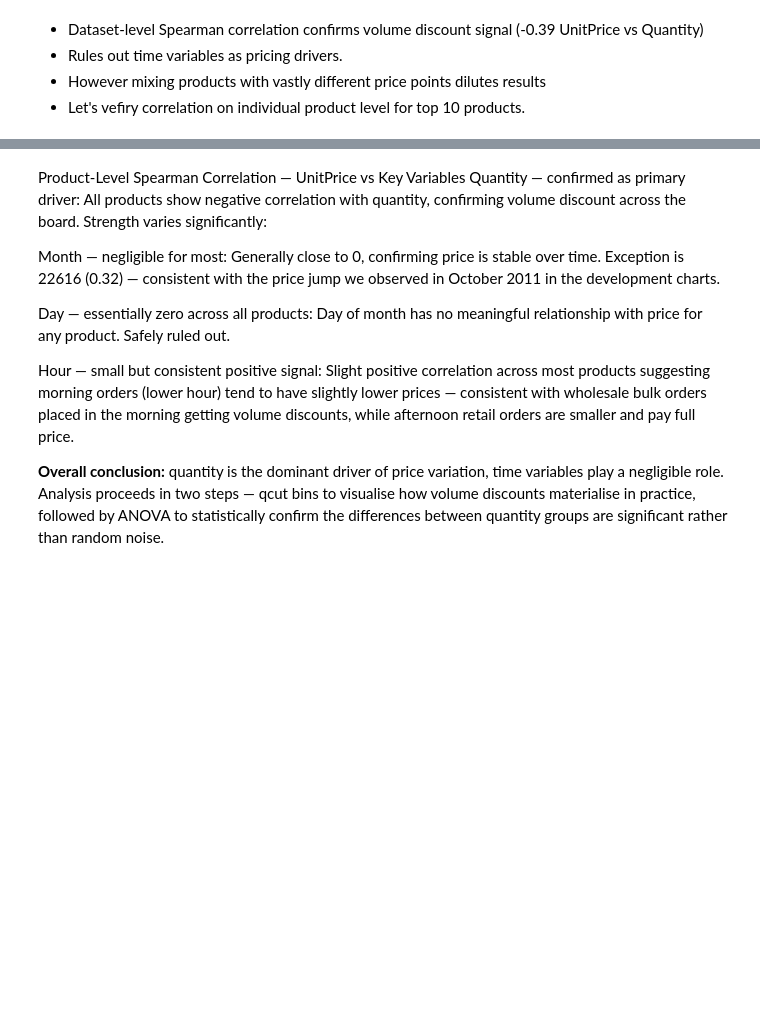
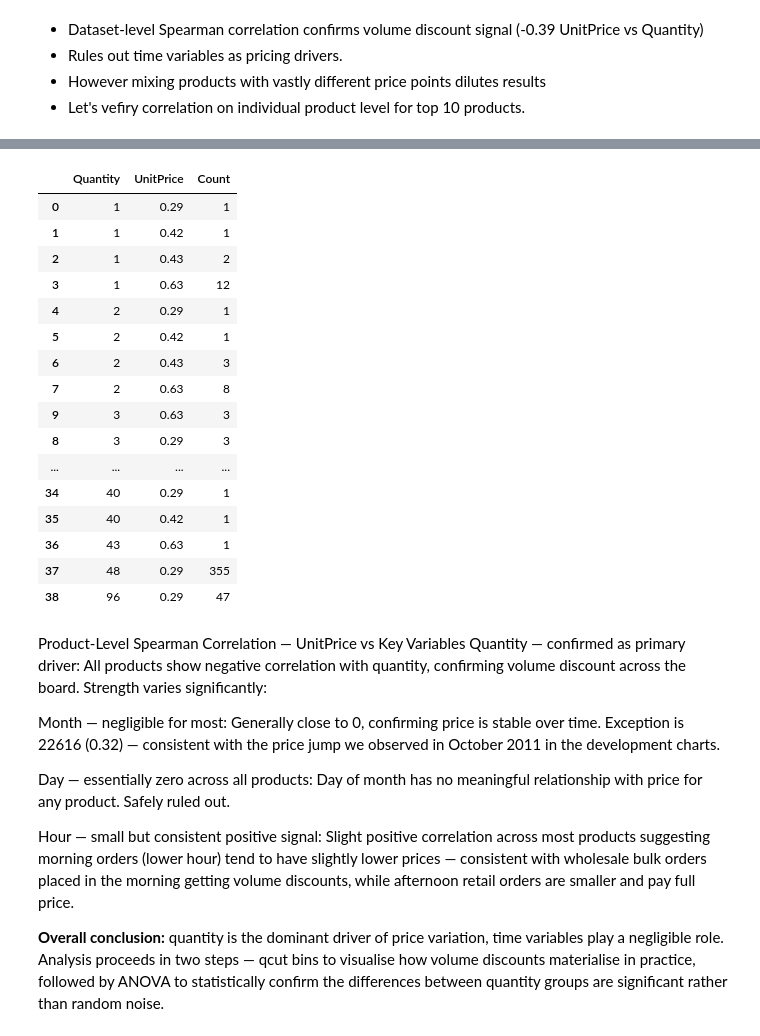
Before and after one commit to filipburger/retail_analysis, a Jupyter notebook: retail_analysis.ipynb, the cells around one changed output, grey strips where cells are left out. Saved outputs shown, nothing was run; the diff lists cells and outputs as text; code cells hidden in the pictures; blank space fills up the shorter version.

```diff
--- a/retail_analysis.ipynb
+++ b/retail_analysis.ipynb
@@ -469,3 +694,23 @@ print(f"Interpretation: {'Strong' if abs(spearman_corr) > 0.7 else 'Moderate' if
+# %%
+df_product.groupby(['Quantity','UnitPrice']).size().reset_index(name='Count').sort_values(by='Quantity', ascending=True)
+# %% [output]
+|  | Quantity | UnitPrice | Count |
+| 0 | 1 | 0.29 | 1 |
+| 1 | 1 | 0.42 | 1 |
+| 2 | 1 | 0.43 | 2 |
+| 3 | 1 | 0.63 | 12 |
+| 4 | 2 | 0.29 | 1 |
+| 5 | 2 | 0.42 | 1 |
+| 6 | 2 | 0.43 | 3 |
+| 7 | 2 | 0.63 | 8 |
+| 9 | 3 | 0.63 | 3 |
+| 8 | 3 | 0.29 | 3 |
+| ... | ... | ... | ... |
+| 34 | 40 | 0.29 | 1 |
+| 35 | 40 | 0.42 | 1 |
+| 36 | 43 | 0.63 | 1 |
+| 37 | 48 | 0.29 | 355 |
+| 38 | 96 | 0.29 | 47 |
 # %% [markdown]
 Product-Level Spearman Correlation — UnitPrice vs Key Variables
 Quantity — confirmed as primary driver:
```
Also changed, not shown: parts of 103 cells of this notebook.
